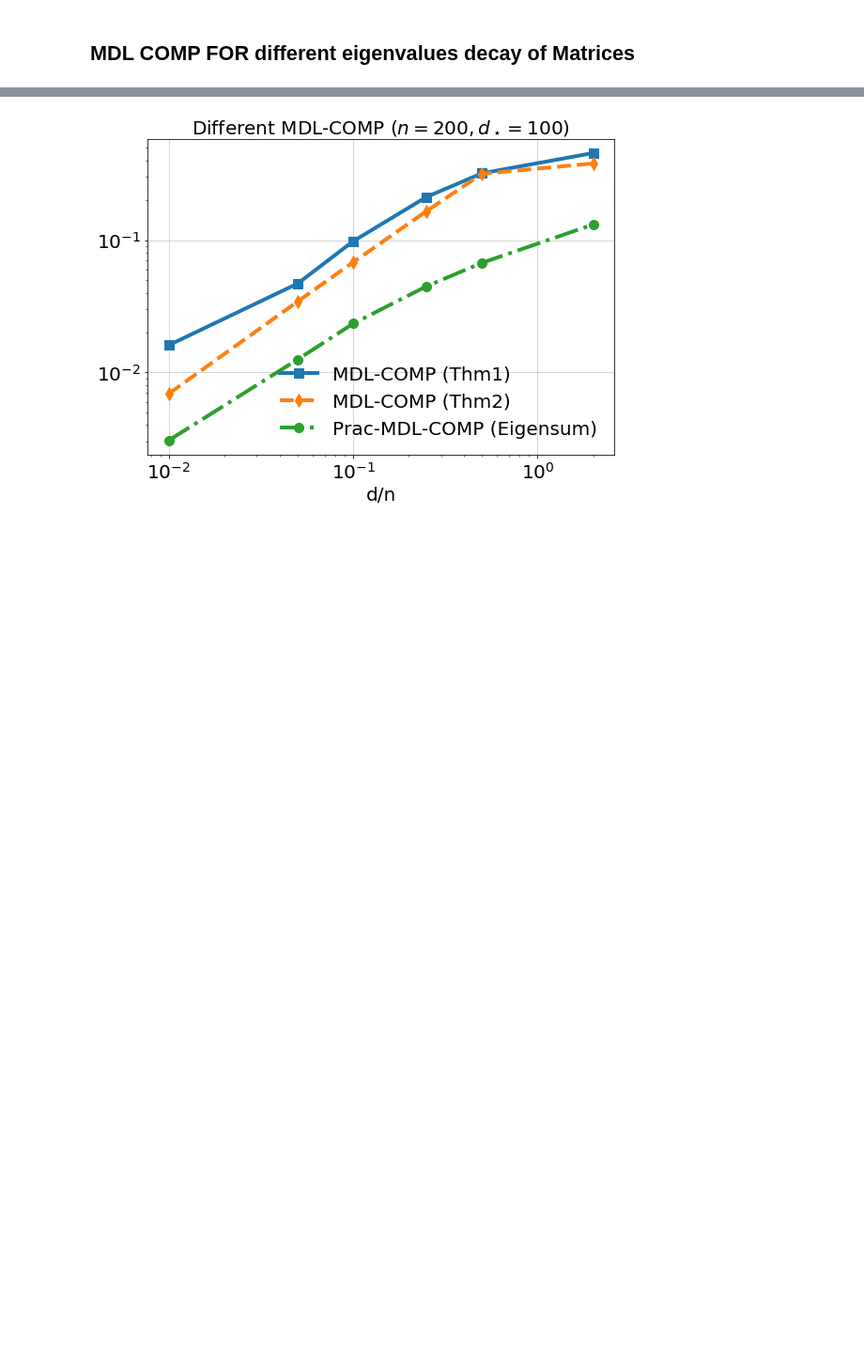
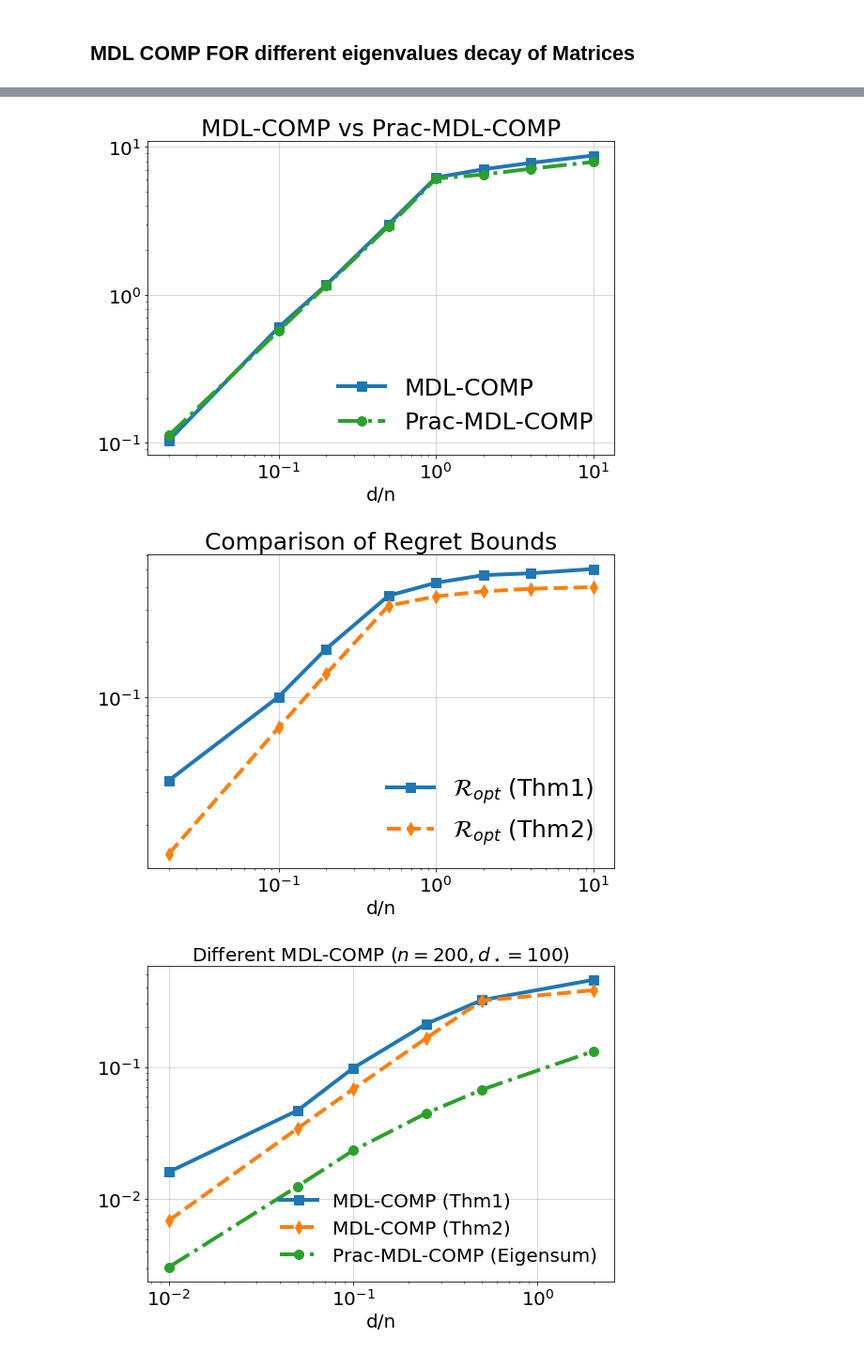
Before and after one commit to csinva/mdl-complexity, a Jupyter notebook: 06b_prac_mdl_comp.ipynb, the cells around one changed output, grey strips where cells are left out. Shown at 94% size. Cells and saved outputs as stored; diff of their text form; code cells hidden in the pictures; blank space fills up the shorter version.

```diff
--- a/06b_prac_mdl_comp.ipynb
+++ b/06b_prac_mdl_comp.ipynb
@@ -285,3 +251,36 @@ for noise_std in [1., 0.1]:
+# %%
+for i in range(1):
+    for l, d0 in enumerate(d0s):
+        plt.figure(figsize=[8, 6])
+
+        plt.loglog(gammas, rmt_mdl_comp_2.mean(0)[i, :, 0, l, 0],   color=cs[0], linestyle=lss[0], linewidth=4.,  marker=mss[0],  markersize=10, label='MDL-COMP')
+#             plt.loglog(gammas, thm3(gammas, np.minimum(d0,ds)/ds),  color=cs[1], linestyle=lss[1], linewidth=4.,  marker=mss[1], markersize=10, label='MDL-COMP (Thm2)')
+        plt.loglog(gammas, prac_mdl_comp_new.mean(0)[i, :, 0, l, 0], color=cs[2], linestyle=lss[2], linewidth=4.,  marker=mss[2], markersize=10, label= 'Prac-MDL-COMP')
+        plt.grid(True, alpha=0.5, linewidth=1.)
+#         plt.ylim([1e-3, 8e-1])
+        plt.legend(frameon=False, fontsize=25)
+        plt.title(r'MDL-COMP vs Prac-MDL-COMP', fontsize=25)
+        plt.xlabel('d/n')
+        plt.tight_layout()
+        plt.savefig('fig3/new_prac_mdl_comp_norm_%d_n_%d_noise_%d_d0_%d.pdf'%((i+1)**2, n, noise_std, d0))
+        plt.show()
+
+        plt.figure(figsize=[8, 6])
+
+        plt.loglog(gammas, rmt_mdl_comp.mean(0)[i, :, 0, l, 0],   color=cs[0], linestyle=lss[0], linewidth=4.,  marker=mss[0],  markersize=10, label=r'$\mathcal{R}_{opt}$ (Thm1)')
+        plt.loglog(gammas, thm3(gammas, np.minimum(d0,ds)/ds),  color=cs[1], linestyle=lss[1], linewidth=4.,  marker=mss[1], markersize=10, label=r'$\mathcal{R}_{opt}$ (Thm2)')
+#             plt.loglog(gammas, prac_mdl_comp_new.mean(0)[i, :, 0, l, 0], color=cs[2], linestyle=lss[2], linewidth=4.,  marker=mss[2], markersize=10, label= 'Prac-MDL-COMP')
+        plt.grid(True, alpha=0.5, linewidth=1.)
+#         plt.ylim([1e-3, 8e-1])
+        plt.legend(frameon=False, fontsize=25)
+        plt.title(r'Comparison of Regret Bounds', fontsize=25)
+        plt.xlabel('d/n')
+        plt.tight_layout()
+        plt.savefig('fig3/new_prac_ropt_norm_%d_n_%d_noise_%d_d0_%d.pdf'%((i+1)**2, n, noise_std, d0))
+        plt.show()
+# %% [output]
+[figure, added]
+[figure, added]
 # %%
 for i in range(1):
     for l, d0 in enumerate(d0s):
```
Also changed, not shown: parts of 2 cells of this notebook.
